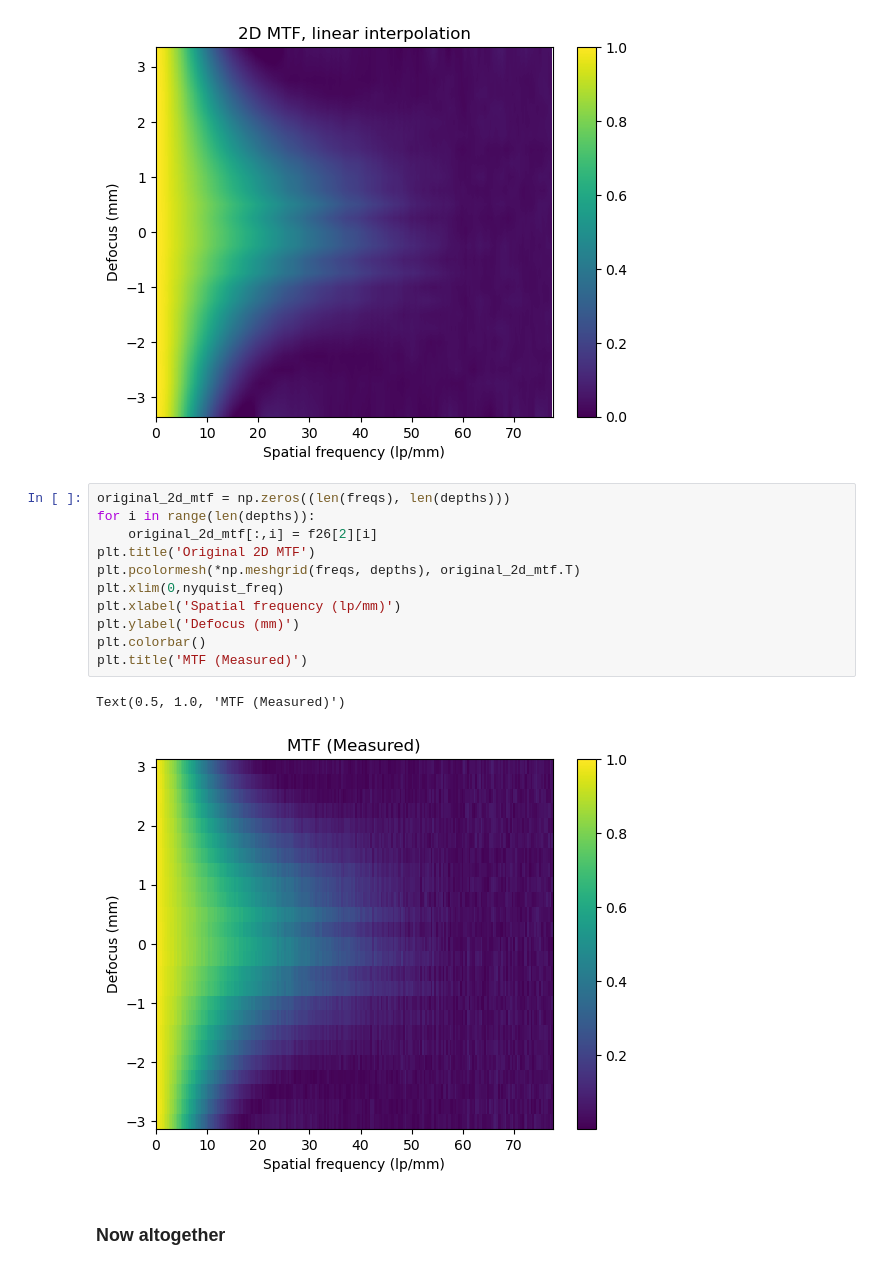
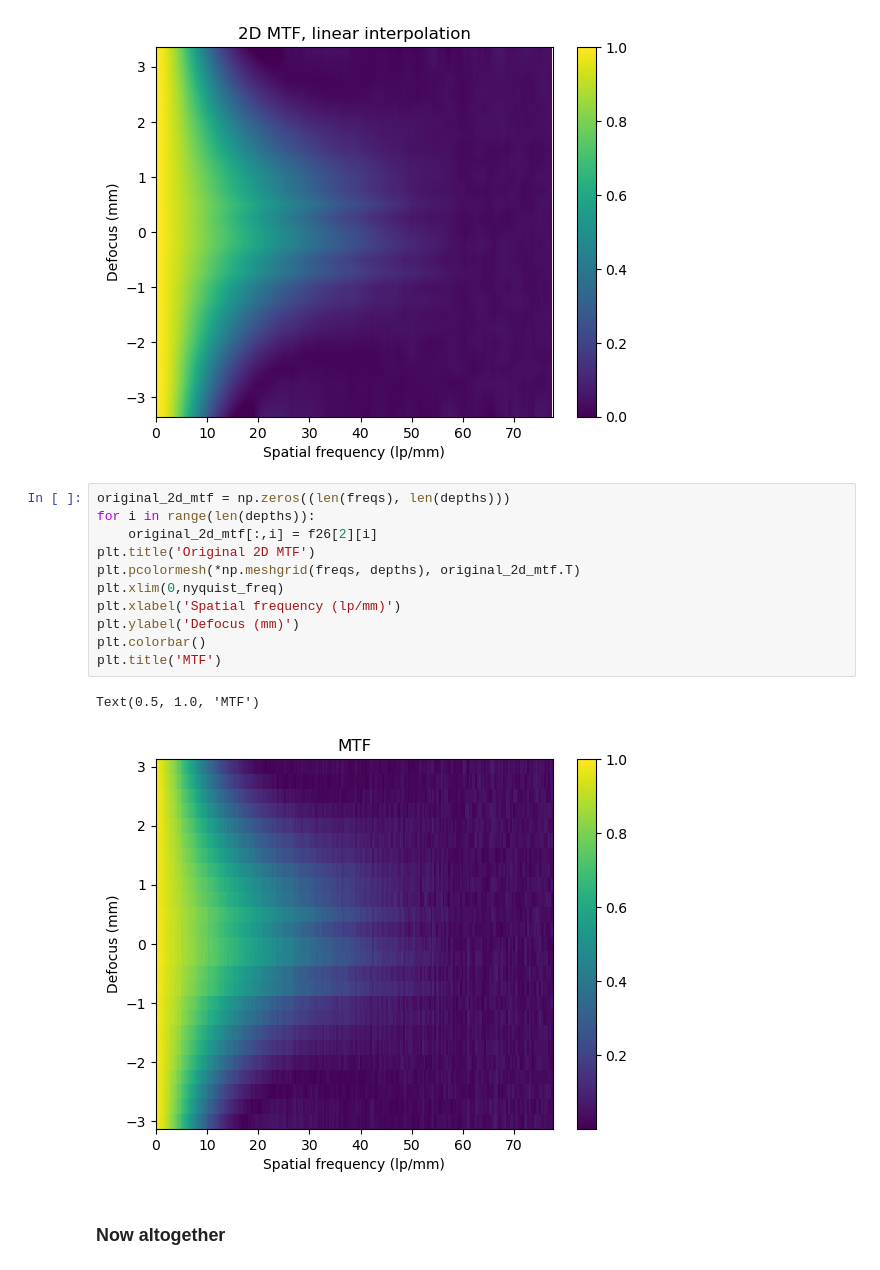
Before and after one commit to kwokkenton/optea, a Jupyter notebook: mtf/mtf_to_filter.ipynb, the cells around one changed output. Cells and saved outputs as stored; diff of their text form.

```diff
--- a/mtf/mtf_to_filter.ipynb
+++ b/mtf/mtf_to_filter.ipynb
@@ -220,17 +245,17 @@ plt.xlim(0, nyquist_freq)
 # %%
 original_2d_mtf = np.zeros((len(freqs), len(depths)))
 for i in range(len(depths)):
     original_2d_mtf[:,i] = f26[2][i]
 plt.title('Original 2D MTF')
 plt.pcolormesh(*np.meshgrid(freqs, depths), original_2d_mtf.T)
 plt.xlim(0,nyquist_freq)
 plt.xlabel('Spatial frequency (lp/mm)')
 plt.ylabel('Defocus (mm)')
 plt.colorbar()
-plt.title('MTF (Measured)')
+plt.title('MTF')
 # %% [output]
-Text(0.5, 1.0, 'MTF (Measured)')
+Text(0.5, 1.0, 'MTF')
-[figure, old version]
+[figure, new version]
 # %% [markdown]
 ### Now altogether
 # %%
```
Also changed, not shown: parts of 8 cells of this notebook, 1 other file.
